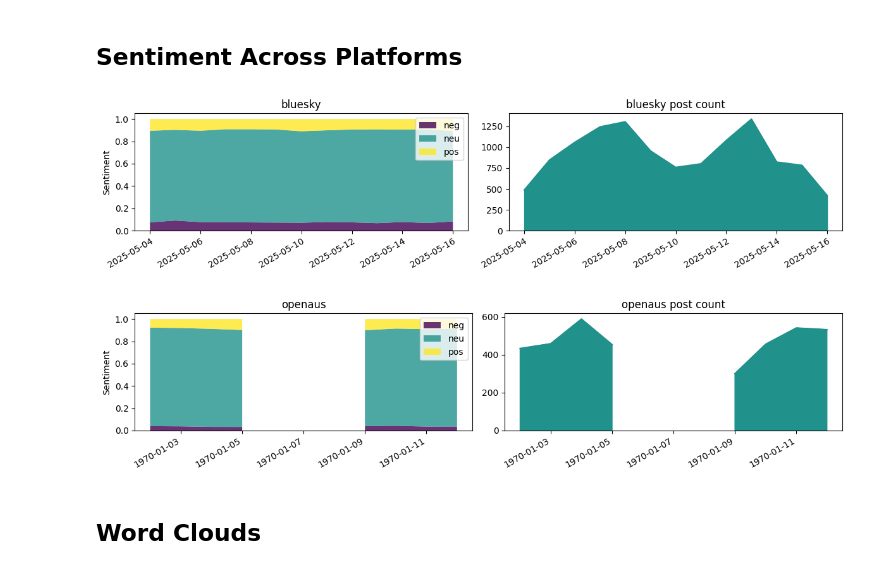
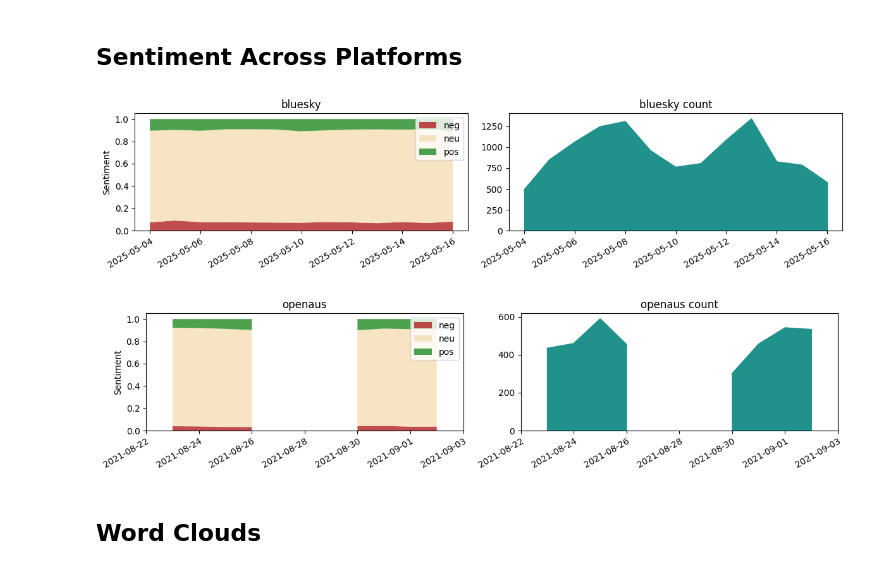
Before and after one commit to I-ueRya-n/CLOUD-NATIVE-REAL-TIME-BIG-DATA-PIPELINE-ANALYTICS, a Jupyter notebook: examples/sample.ipynb, the cells around one changed output. Drawn from its saved outputs; the diff is of its cells as text; code cells hidden in the pictures.

```diff
--- a/examples/sample.ipynb
+++ b/examples/sample.ipynb
@@ -25,18 +25,19 @@ def dataframe(data, start, end):
 cmap = plt.colormaps['viridis']
 colors = cmap(np.linspace(0, 1, 3))
 
-def plot_source_sentiment(table, start, end):
-    response = requests.get(
-            url=f"{fission}/ui/sentiment/keyword/*/start/{start}/end/{end}",
-            timeout=600
-        )
+def plot_source_sentiment(table, start, end, df = None):
+    if df is None:
+        response = requests.get(
+                url=f"{fission}/ui/sentiment/keyword/*/start/{start}/end/{end}",
+                timeout=600
+            )
 
-    if response.status_code != 200:
-        print(response, response.text)
-        return
+        if response.status_code != 200:
+            print(response, response.text)
+            return
 
-    data = response.json()
-    df = dataframe(data[table], start, end)
+        data = response.json()
+        df = dataframe(data[table], start, end)
 
     # plot
     fig, ax = plt.subplots(1, 2, sharex=True, figsize=(12, 3))
@@ -46,14 +47,14 @@ def plot_source_sentiment(table, start, end):
     total = sum([df[col] for col in labels])
     columns = [df[col] / total for col in labels]
 
-    ax[0].stackplot(df.index, columns, labels=labels, colors=colors, alpha=0.8)
+    ax[0].stackplot(df.index, columns, labels=labels, colors=["firebrick", "wheat", "forestgreen"], alpha=0.8)
     ax[0].legend(loc="upper right")
     ax[0].set_title(table)
     ax[0].set_ylim(bottom=0)
 
-    ax[1].plot(total.index, total.values, label=col, color=colors[1])
+    ax[1].plot(total.index, total.values, color=colors[1])
     ax[1].fill_between(total.index, 0, total.values, color=colors[1])
-    ax[1].set_title(table + " post count")
+    ax[1].set_title(table + " count")
     ax[1].set_ylim(bottom=0)
 
     # show the dates as x axis labels
@@ -63,14 +64,16 @@ def plot_source_sentiment(table, start, end):
 
     plt.tight_layout()
     plt.show()
+
+    return df
 # %%
-plot_source_sentiment("bluesky", "2025-05-04", "2025-05-16")
+bluesky = plot_source_sentiment("bluesky", "2025-05-04", "2025-05-16", bluesky)
 # %% [output]
-[figure, old version]
+[figure, new version]
 # %%
-plot_source_sentiment("openaus", "2021-08-22", "2021-09-03")
+openaus = plot_source_sentiment("openaus", "2021-08-22", "2021-09-03", openaus)
 # %% [output]
-[figure, old version]
+[figure, new version]
 # %% [markdown]
 ## Word Clouds
 # %%
```
Also changed, not shown: parts of 1 cell of this notebook, 2 other files.
